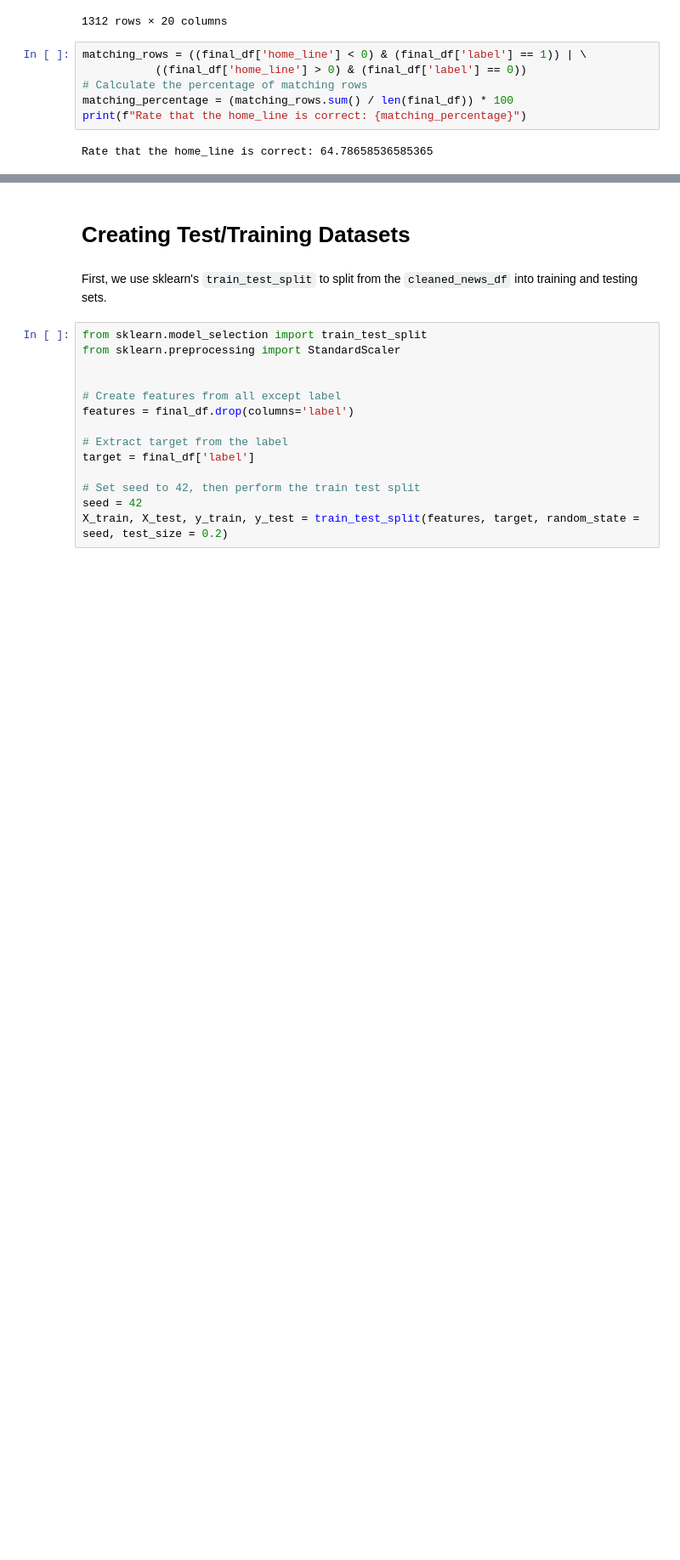
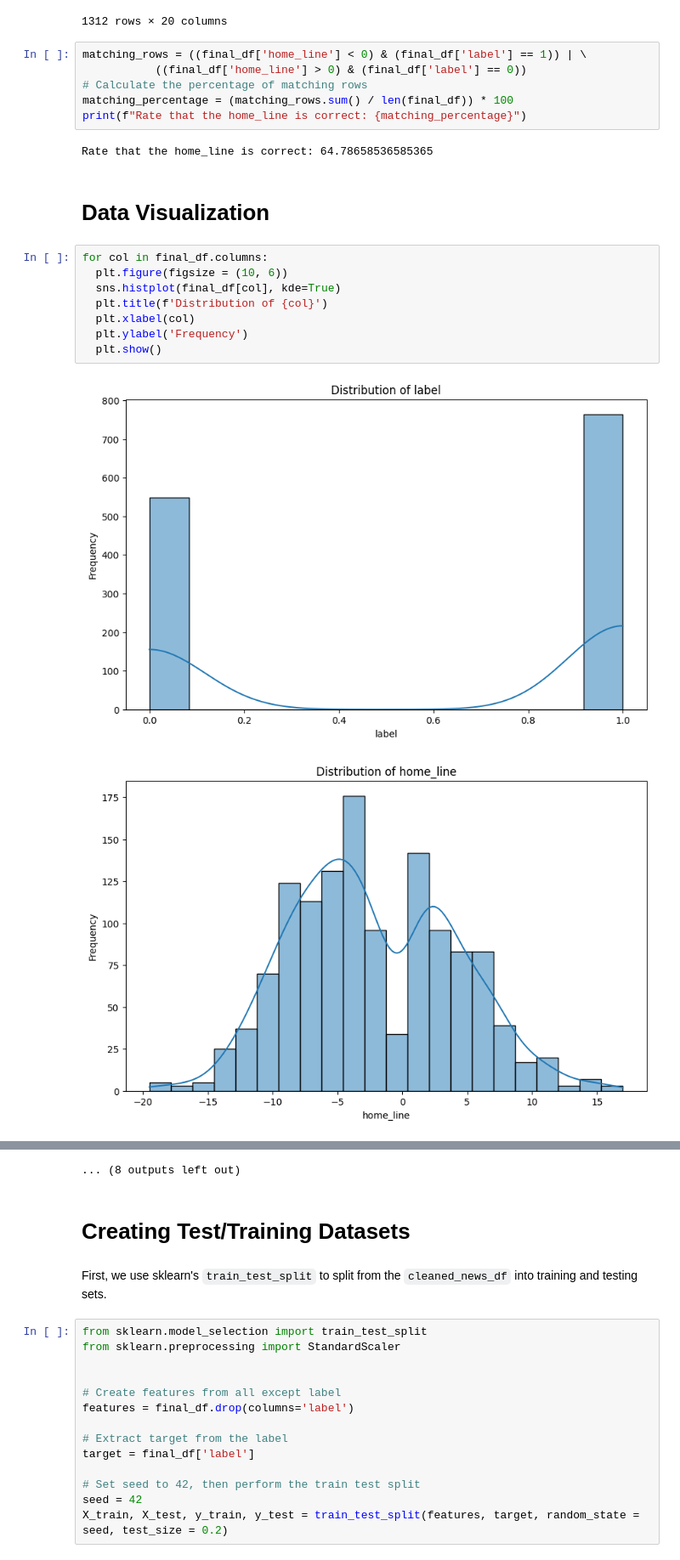
Before and after one commit to maethan/BTB-5190, a Jupyter notebook: Colab Notebooks/CIS_519_Project_Part_2.ipynb, the cells around one changed output, grey strips where cells are left out. Shown at 85% size. Cells and saved outputs as stored; diff of their text form; blank space fills up the shorter version.

```diff
--- a/Colab Notebooks/CIS_519_Project_Part_2.ipynb
+++ b/Colab Notebooks/CIS_519_Project_Part_2.ipynb
@@ -146,3 +146,16 @@ matching_percentage = (matching_rows.sum() / len(final_df)) * 100
 print(f"Rate that the home_line is correct: {matching_percentage}")
 # %% [output]
 Rate that the home_line is correct: 64.78658536585365
+# %% [markdown]
+# Data Visualization
+# %%
+for col in final_df.columns:
+  plt.figure(figsize = (10, 6))
+  sns.histplot(final_df[col], kde=True)
+  plt.title(f'Distribution of {col}')
+  plt.xlabel(col)
+  plt.ylabel('Frequency')
+  plt.show()
+# %% [output]
+[figure, added]
+[figure, added]
@@ -149,3 +172,4 @@ Rate that the home_line is correct: 64.78658536585365
+... (8 outputs left out)
 # %% [markdown]
 # Creating Test/Training Datasets
 # %% [markdown]
```
Also changed, not shown: parts of 15 cells of this notebook, 1 other file.
